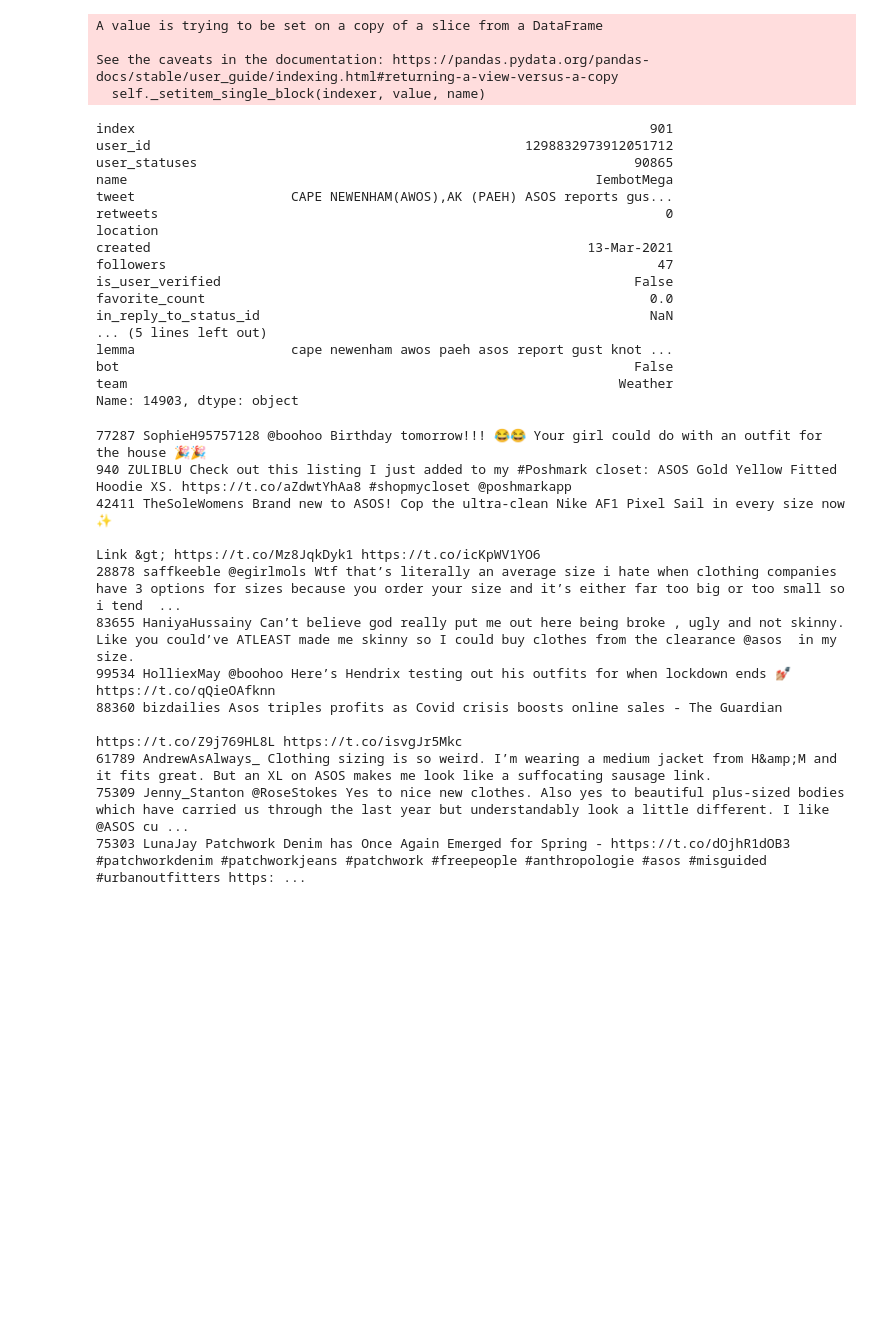
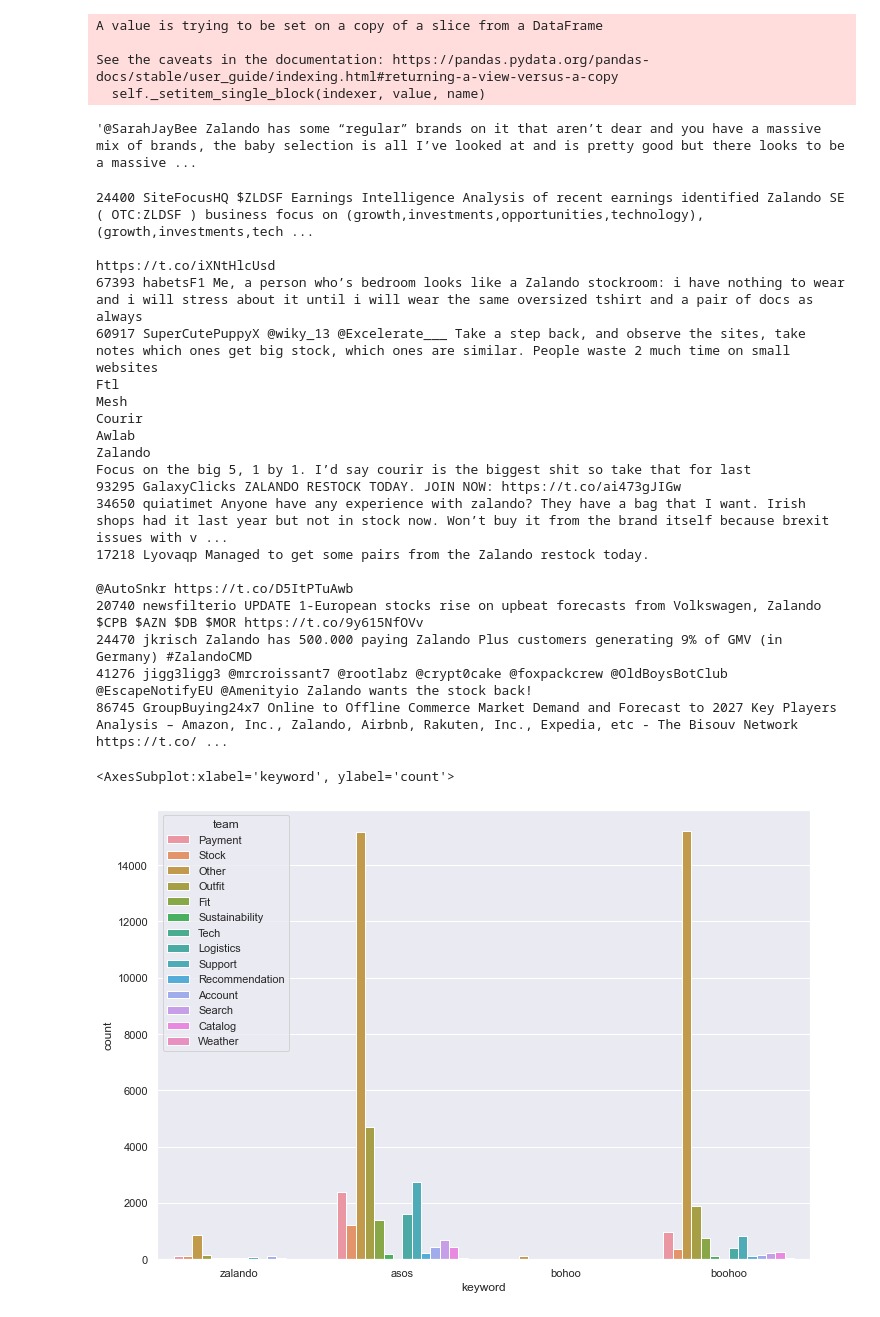
Before and after one commit to C-JoGit/Zalando_Analytics_HWR_BIPM, a Jupyter notebook: 5. topic definition.ipynb, the cells around one changed output. Cells and saved outputs as stored; diff of their text form; code cells hidden in the pictures; blank space fills up the shorter version.

Commit message:
topic definition and analysis

```diff
--- a/5. topic definition.ipynb
+++ b/5. topic definition.ipynb
@@ -213,43 +272,39 @@ A value is trying to be set on a copy of a slice from a DataFrame
 See the caveats in the documentation: https://pandas.pydata.org/pandas-docs/stable/user_guide/indexing.html#returning-a-view-versus-a-copy
   self._setitem_single_block(indexer, value, name)
 # %%
-teams.loc[14903]
+teams.loc[60918].tweet
 # %% [output]
-index                                                                  901
-user_id                                                1298832973912051712
-user_statuses                                                        90865
-name                                                            IembotMega
-tweet                    CAPE NEWENHAM(AWOS),AK (PAEH) ASOS reports gus...
-retweets                                                                 0
-location
-created                                                        13-Mar-2021
-followers                                                               47
-is_user_verified                                                     False
-favorite_count                                                         0.0
-in_reply_to_status_id                                                  NaN
-... (5 lines left out)
-lemma                    cape newenham awos paeh asos report gust knot ...
-bot                                                                  False
-team                                                               Weather
-Name: 14903, dtype: object
+'@SarahJayBee Zalando has some “regular” brands on it that aren’t dear and you have a massive mix of brands, the baby selection is all I’ve looked at and is pretty good but there looks to be a massive ...
 # %%
 #testing results by checking random 10 tweets
-sample = teams[teams.team == 'Fit'].sample(n=10)
+sample = teams[(teams.team == 'Stock')&(teams.keyword == 'zalando')].sample(n=10)
 for i, row in sample.iterrows():
     print(str(i) + ' ' + sample.name[i] + ' ' + sample.tweet[i])
 # %% [output]
-77287 SophieH95757128 @boohoo Birthday tomorrow!!! 😂😂 Your girl could do with an outfit for the house 🎉🎉
-940 ZULIBLU Check out this listing I just added to my #Poshmark closet: ASOS Gold Yellow Fitted Hoodie XS. https://t.co/aZdwtYhAa8 #shopmycloset @poshmarkapp
-42411 TheSoleWomens Brand new to ASOS! Cop the ultra-clean Nike AF1 Pixel Sail in every size now ✨
+24400 SiteFocusHQ $ZLDSF Earnings Intelligence Analysis of recent earnings identified Zalando SE ( OTC:ZLDSF ) business focus on (growth,investments,opportunities,technology), (growth,investments,tech ...
 
-Link &gt; https://t.co/Mz8JqkDyk1 https://t.co/icKpWV1YO6
-28878 saffkeeble @egirlmols Wtf that’s literally an average size i hate when clothing companies have 3 options for sizes because you order your size and it’s either far too big or too small so i tend  ...
-83655 HaniyaHussainy Can’t believe god really put me out here being broke , ugly and not skinny. Like you could’ve ATLEAST made me skinny so I could buy clothes from the clearance @asos  in my size.
-99534 HolliexMay @boohoo Here’s Hendrix testing out his outfits for when lockdown ends 💅🏼 https://t.co/qQieOAfknn
-88360 bizdailies Asos triples profits as Covid crisis boosts online sales - The Guardian
+https://t.co/iXNtHlcUsd
+67393 habetsF1 Me, a person who’s bedroom looks like a Zalando stockroom: i have nothing to wear and i will stress about it until i will wear the same oversized tshirt and a pair of docs as always
+60917 SuperCutePuppyX @wiky_13 @Excelerate___ Take a step back, and observe the sites, take notes which ones get big stock, which ones are similar. People waste 2 much time on small websites
+Ftl
+Mesh
+Courir
+Awlab
+Zalando
+Focus on the big 5, 1 by 1. I’d say courir is the biggest shit so take that for last
+93295 GalaxyClicks ZALANDO RESTOCK TODAY. JOIN NOW: https://t.co/ai473gJIGw
+34650 quiatimet Anyone have any experience with zalando? They have a bag that I want. Irish shops had it last year but not in stock now. Won’t buy it from the brand itself because brexit issues with v ...
+17218 Lyovaqp Managed to get some pairs from the Zalando restock today.
 
-https://t.co/Z9j769HL8L https://t.co/isvgJr5Mkc
-61789 AndrewAsAlways_ Clothing sizing is so weird. I’m wearing a medium jacket from H&amp;M and it fits great. But an XL on ASOS makes me look like a suffocating sausage link.
-75309 Jenny_Stanton @RoseStokes Yes to nice new clothes. Also yes to beautiful plus-sized bodies which have carried us through the last year but understandably look a little different. I like @ASOS cu ...
-75303 LunaJay Patchwork Denim has Once Again Emerged for Spring - https://t.co/dOjhR1dOB3 #patchworkdenim #patchworkjeans #patchwork #freepeople #anthropologie #asos #misguided #urbanoutfitters https: ...
+@AutoSnkr https://t.co/D5ItPTuAwb
+20740 newsfilterio UPDATE 1-European stocks rise on upbeat forecasts from Volkswagen, Zalando $CPB $AZN $DB $MOR https://t.co/9y615NfOVv
+24470 jkrisch Zalando has 500.000 paying Zalando Plus customers generating 9% of GMV (in Germany) #ZalandoCMD
+41276 jigg3ligg3 @mrcroissant7 @rootlabz @crypt0cake @foxpackcrew @OldBoysBotClub @EscapeNotifyEU @Amenityio Zalando wants the stock back!
+86745 GroupBuying24x7 Online to Offline Commerce Market Demand and Forecast to 2027 Key Players Analysis – Amazon, Inc., Zalando, Airbnb, Rakuten, Inc., Expedia, etc - The Bisouv Network https://t.co/ ...
+# %%
+sns.set(rc={'figure.figsize':(11.7,8.27)})
+sns.countplot(data=teams, x='keyword',hue='team')
+# %% [output]
+<AxesSubplot:xlabel='keyword', ylabel='count'>
+[figure, added]
 # %%
```
Also changed, not shown: parts of 16 cells of this notebook, 5 other files.
